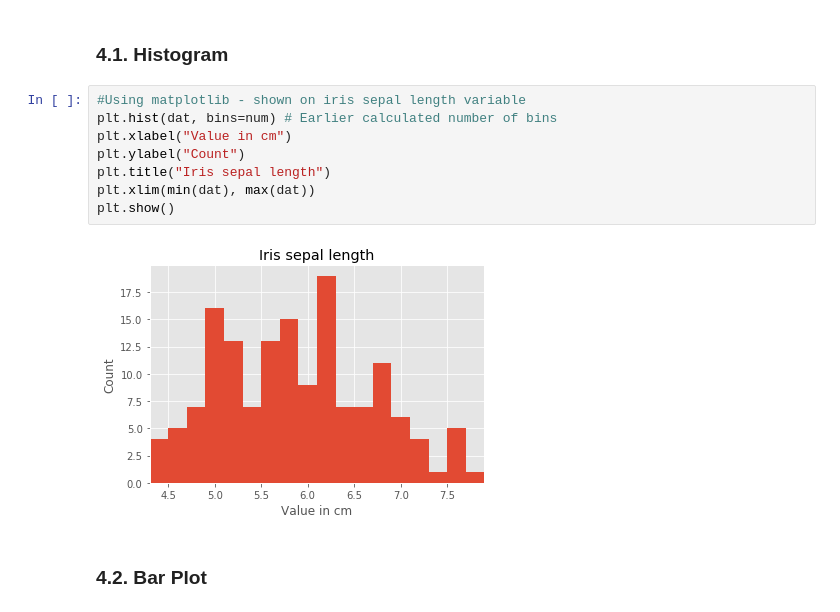
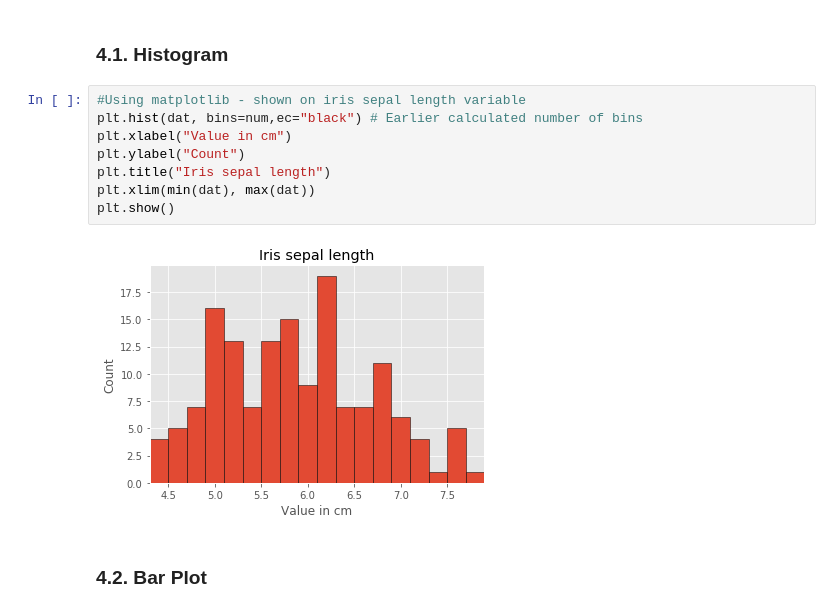
Before and after one commit to MySlav/Introduction_to_DS_Homework, a Jupyter notebook: Introduction_to_DS_Homework_Spajic.ipynb, the cells around one changed output. Drawn from its saved outputs; the diff is of its cells as text.

```diff
--- a/Introduction_to_DS_Homework_Spajic.ipynb
+++ b/Introduction_to_DS_Homework_Spajic.ipynb
@@ -297,14 +297,14 @@ Trimmed mean:
 ### 4.1. Histogram<a name="hist"></a>
 # %%
 #Using matplotlib - shown on iris sepal length variable
-plt.hist(dat, bins=num) # Earlier calculated number of bins
+plt.hist(dat, bins=num,ec="black") # Earlier calculated number of bins
 plt.xlabel("Value in cm")
 plt.ylabel("Count")
 plt.title("Iris sepal length")
 plt.xlim(min(dat), max(dat))
 plt.show()
 # %% [output]
-[figure, old version]
+[figure, new version]
 # %% [markdown]
 ### 4.2. Bar Plot<a name="bar"></a>
 # %%
```
Also changed, not shown: parts of 17 cells of this notebook, 3 other files.
